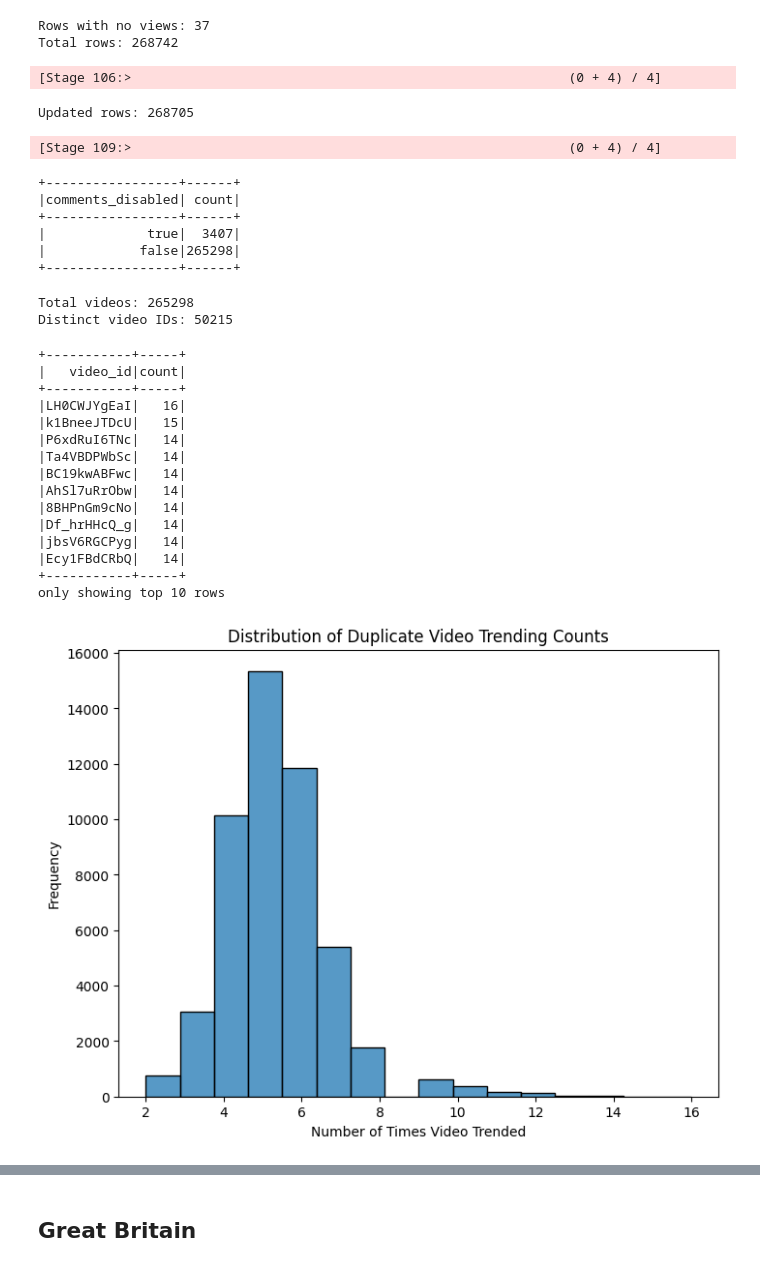
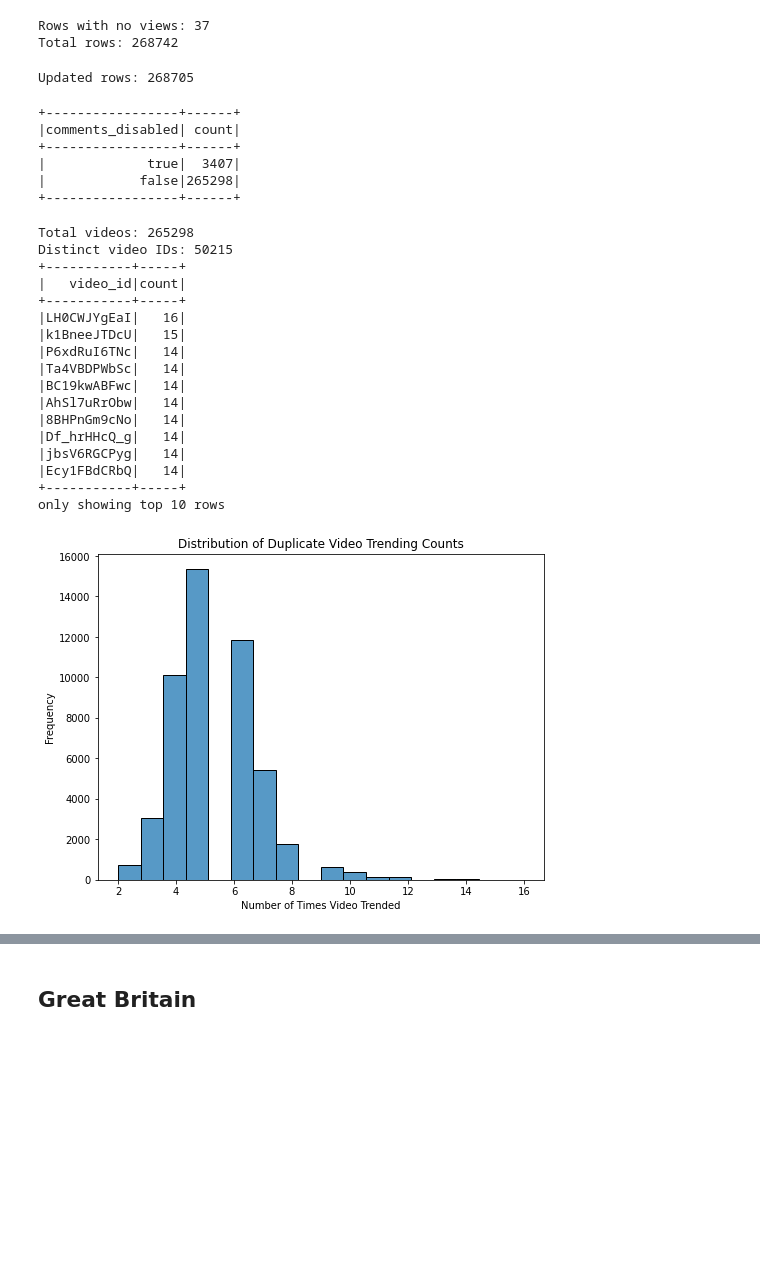
Before and after one commit to muzzy3k/YouTubeBigData, a Jupyter notebook: CA_EDA.ipynb, the cells around one changed output, grey strips where cells are left out. Saved outputs shown, nothing was run; the diff lists cells and outputs as text; code cells hidden in the pictures; blank space fills up the shorter version.

```diff
--- a/CA_EDA.ipynb
+++ b/CA_EDA.ipynb
@@ -10,6 +6,10 @@ To adjust logging level use sc.setLogLevel(newLevel). For SparkR, use setLogLeve
 # %% [markdown]
 ## Canada
 # %%
-df = spark.read.csv('CA_youtube_trending_data_clean.csv', inferSchema = True, header = True)
+# Load the data
+import os
+current_path = os.getcwd()
+full_path = f'file://{current_path}/CA_youtube_trending_data_clean.csv'
+df = spark.read.csv(full_path, inferSchema = True, header = True)
 df.printSchema()
 # %% [output]
@@ -64,60 +63,58 @@ Total rows: 268742
 df = df.filter(F.col("view_count") != 0)
 print('Updated rows: ' + str(df.count()))
 # %% [output]
-[Stage 106:>                                                        (0 + 4) / 4]
+Updated rows: 268705
-Updated rows: 268705
 # %%
 df.groupBy("comments_disabled").count().show()
 
 # Filter out rows with no comments
 df = df.filter(F.col("comments_disabled") != 'true')
 # %% [output]
-[Stage 109:>                                                        (0 + 4) / 4]
++-----------------+------+
+|comments_disabled| count|
++-----------------+------+
+|             true|  3407|
+|            false|265298|
++-----------------+------+
-+-----------------+------+
-|comments_disabled| count|
-+-----------------+------+
-|             true|  3407|
-|            false|265298|
-+-----------------+------+
 # %%
 # eda for video ids, getting videos that trended most often too
 # Count total rows and distinct video IDs
 total_videos = df.count()
 distinct_videos = df.select("video_id").distinct().count()
 print("Total videos:", total_videos)
 print("Distinct video IDs:", distinct_videos)
 
 # find video_ids that occur more than once (duplicate entries)
 duplicates = df.groupBy("video_id").count().filter("count > 1").orderBy("count", ascending = False)
 duplicates.show(10)
 
 duplicates_pd = duplicates.toPandas()
 
 plt.figure(figsize=(8,6))
-sns.histplot(duplicates_pd['count'], bins=16)
+sns.histplot(duplicates_pd['count'], bins=18)
 plt.title("Distribution of Duplicate Video Trending Counts")
 plt.xlabel("Number of Times Video Trended")
 plt.ylabel("Frequency")
 plt.show()
 # %% [output]
 Total videos: 265298
 Distinct video IDs: 50215
++-----------+-----+
+|   video_id|count|
++-----------+-----+
+|LH0CWJYgEaI|   16|
+|k1BneeJTDcU|   15|
+|P6xdRuI6TNc|   14|
+|Ta4VBDPWbSc|   14|
+|BC19kwABFwc|   14|
+|AhSl7uRrObw|   14|
+|8BHPnGm9cNo|   14|
+|Df_hrHHcQ_g|   14|
+|jbsV6RGCPyg|   14|
+|Ecy1FBdCRbQ|   14|
++-----------+-----+
+only showing top 10 rows
-+-----------+-----+
-|   video_id|count|
-+-----------+-----+
-|LH0CWJYgEaI|   16|
-|k1BneeJTDcU|   15|
-|P6xdRuI6TNc|   14|
-|Ta4VBDPWbSc|   14|
-|BC19kwABFwc|   14|
-|AhSl7uRrObw|   14|
-|8BHPnGm9cNo|   14|
-|Df_hrHHcQ_g|   14|
-|jbsV6RGCPyg|   14|
-|Ecy1FBdCRbQ|   14|
-+-----------+-----+
-only showing top 10 rows
-[figure, old version]
+[figure, new version]
 # %%
 # adding title statistics and seeing statistics
 # Create a column for the length of each title (number of characters)
```
Also changed, not shown: parts of 18 cells of this notebook, 2 other files.
